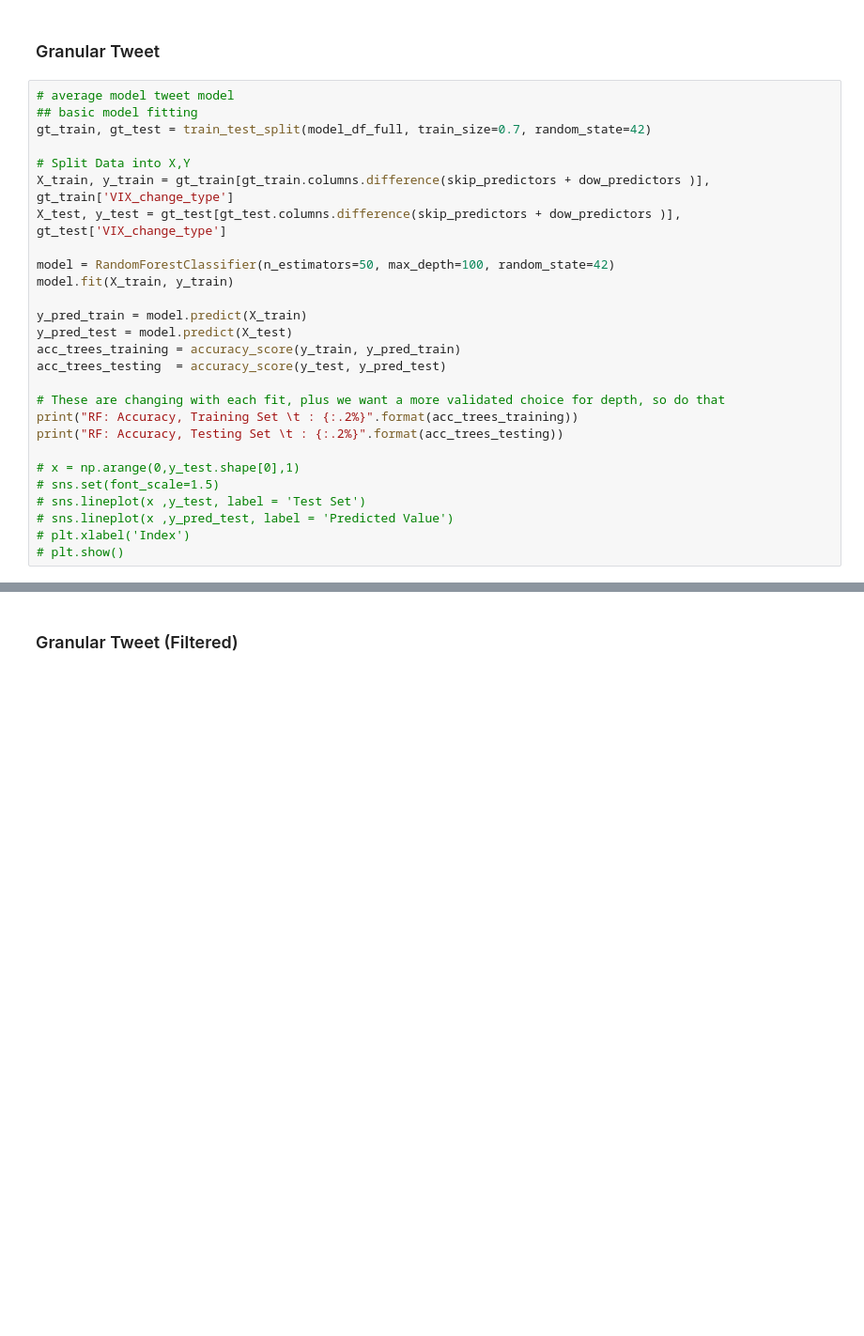
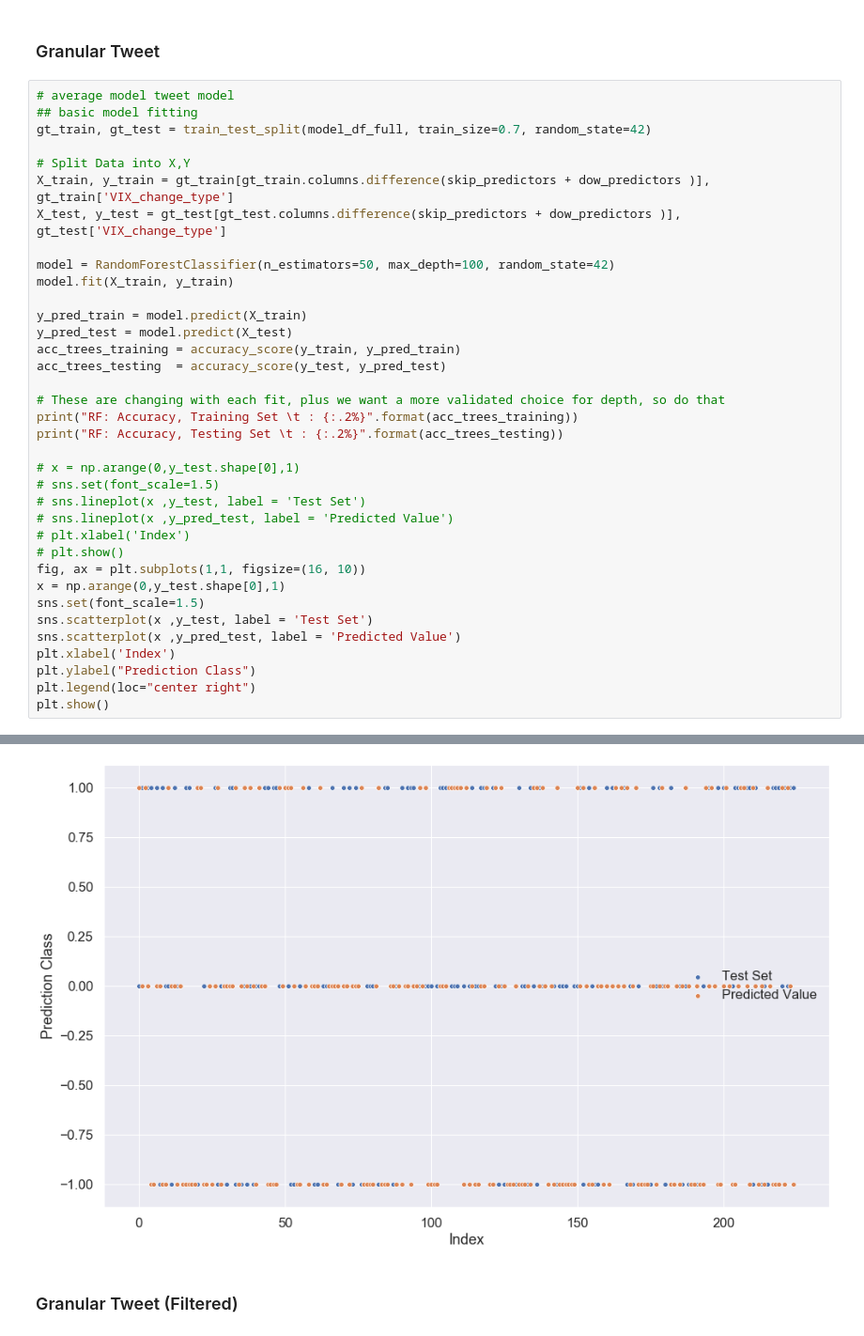
Before and after one commit to ddemarco96/FinalProject40, a Jupyter notebook: Milestone4_Dylan.ipynb, the cells around one changed output, grey strips where cells are left out. Shown at 94% size. Saved outputs shown, nothing was run; the diff lists cells and outputs as text; blank space fills up the shorter version.

```diff
--- a/Milestone4_Dylan.ipynb
+++ b/Milestone4_Dylan.ipynb
@@ -240,4 +243,13 @@ print("RF: Accuracy, Testing Set \t : {:.2%}".format(acc_trees_testing))
 # sns.lineplot(x ,y_pred_test, label = 'Predicted Value')
 # plt.xlabel('Index')
 # plt.show()
+fig, ax = plt.subplots(1,1, figsize=(16, 10))
+x = np.arange(0,y_test.shape[0],1)
+sns.set(font_scale=1.5)
+sns.scatterplot(x ,y_test, label = 'Test Set')
+sns.scatterplot(x ,y_pred_test, label = 'Predicted Value')
+plt.xlabel('Index')
+plt.ylabel("Prediction Class")
+plt.legend(loc="center right")
+plt.show()
 # %% [output]
@@ -246,3 +258,4 @@ RF: Accuracy, Testing Set        : 83.11%
+[figure, added]
 # %% [markdown]
 ### Granular Tweet (Filtered)
 # %%
```
Also changed, not shown: parts of 6 cells of this notebook, 2 other files.
